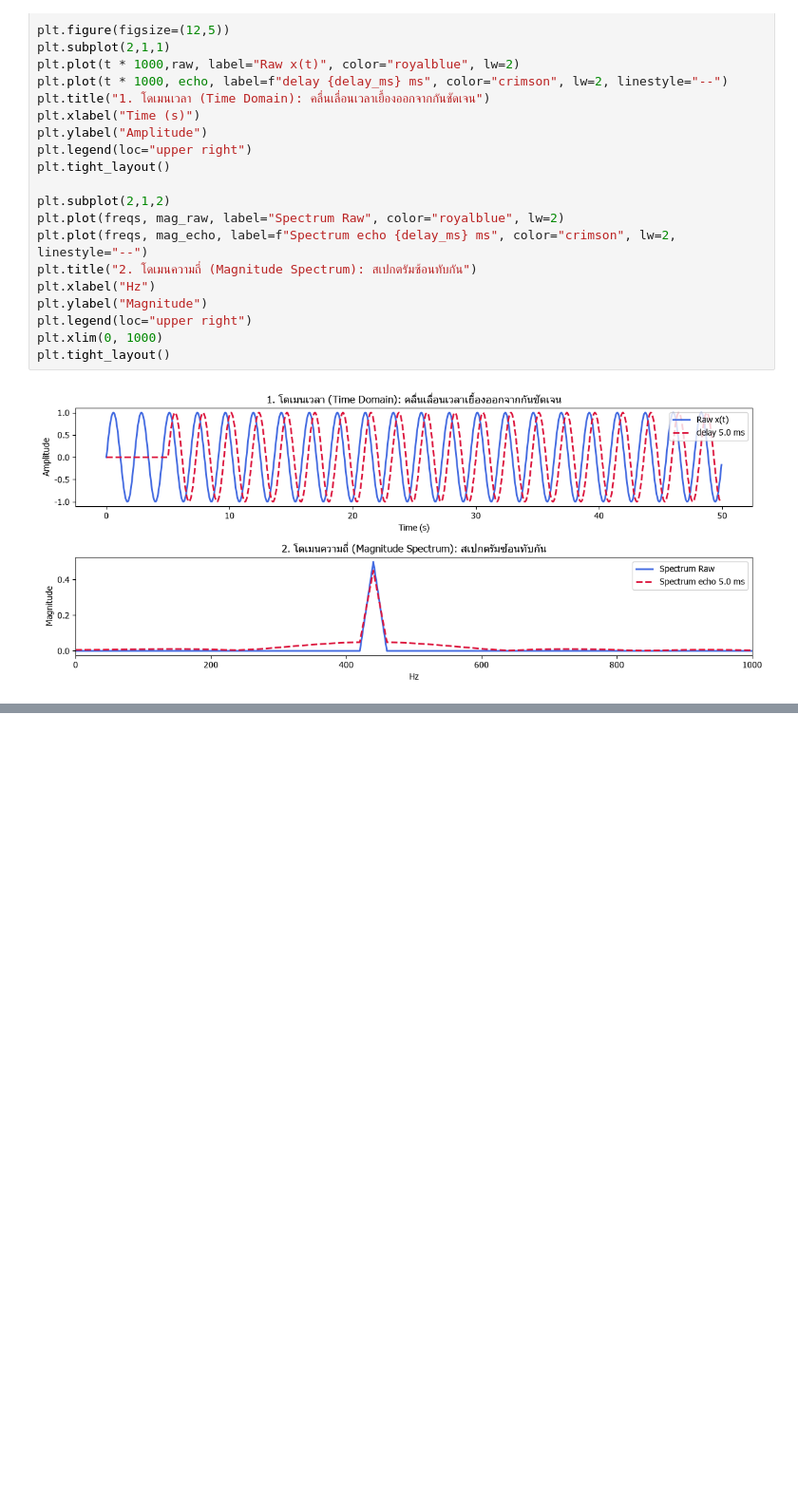
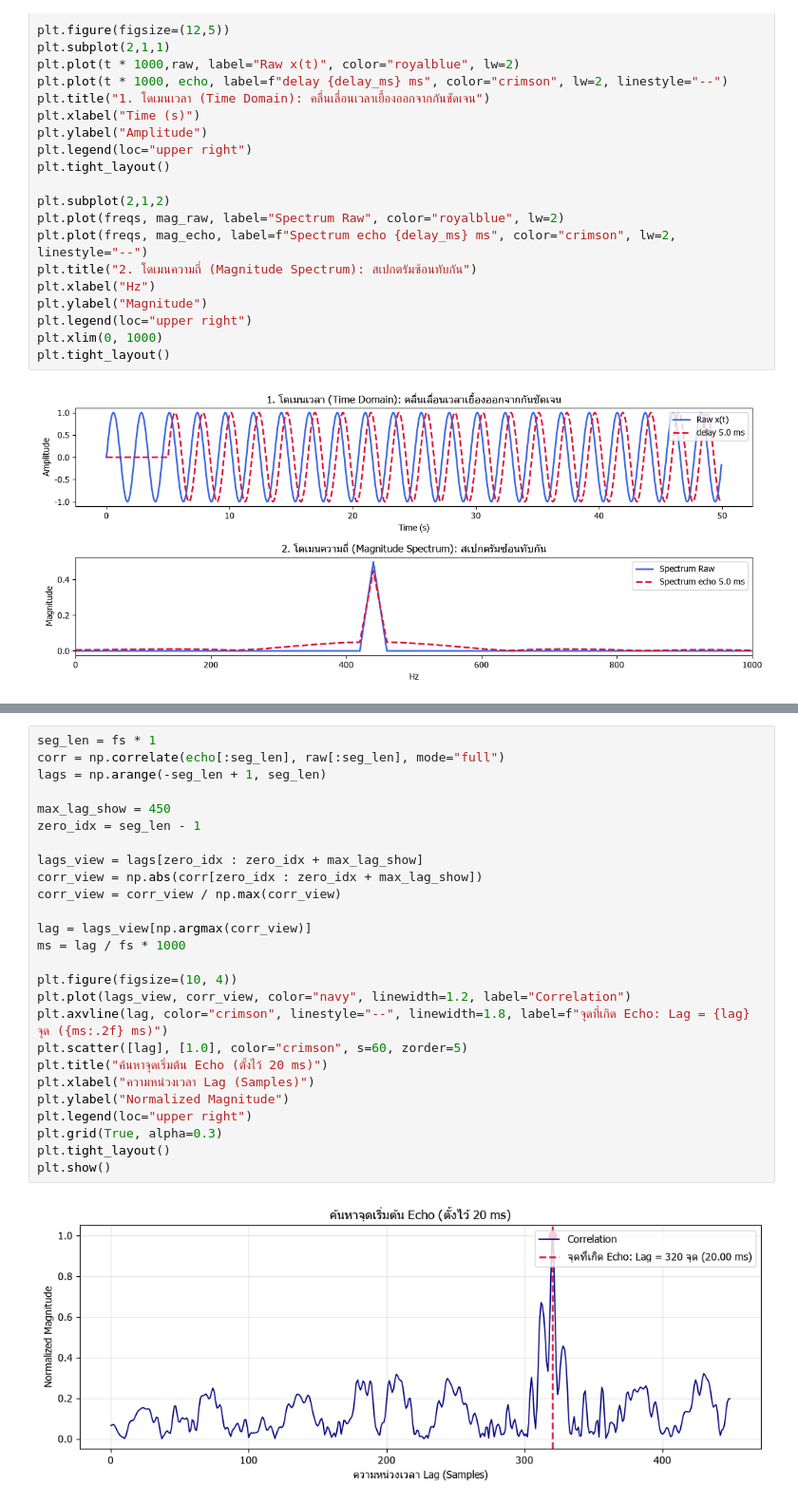
Before and after one commit to KhaoTaiKi/dsp-aec-project, a Jupyter notebook: notebooks/main.ipynb, the cells around one changed output, grey strips where cells are left out. Shown at 95% size. Cells and saved outputs as stored; diff of their text form; blank space fills up the shorter version.

```diff
--- a/notebooks/main.ipynb
+++ b/notebooks/main.ipynb
@@ -119,0 +84,28 @@ plt.show()
+# %%
+seg_len = fs * 1
+corr = np.correlate(echo[:seg_len], raw[:seg_len], mode="full")
+lags = np.arange(-seg_len + 1, seg_len)
+
+max_lag_show = 450
+zero_idx = seg_len - 1
+
+lags_view = lags[zero_idx : zero_idx + max_lag_show]
+corr_view = np.abs(corr[zero_idx : zero_idx + max_lag_show])
+corr_view = corr_view / np.max(corr_view)
+
+lag = lags_view[np.argmax(corr_view)]
+ms = lag / fs * 1000
+
+plt.figure(figsize=(10, 4))
+plt.plot(lags_view, corr_view, color="navy", linewidth=1.2, label="Correlation")
+plt.axvline(lag, color="crimson", linestyle="--", linewidth=1.8, label=f"จุดที่เกิด Echo: Lag = {lag} จุด ({ms:.2f} ms)")
+plt.scatter([lag], [1.0], color="crimson", s=60, zorder=5)
+plt.title("ค้นหาจุดเริ่มต้น Echo (ตั้งไว้ 20 ms)")
+plt.xlabel("ความหน่วงเวลา Lag (Samples)")
+plt.ylabel("Normalized Magnitude")
+plt.legend(loc="upper right")
+plt.grid(True, alpha=0.3)
+plt.tight_layout()
+plt.show()
+# %% [output]
+[figure, added]
```
Also changed, not shown: parts of 3 cells of this notebook.
